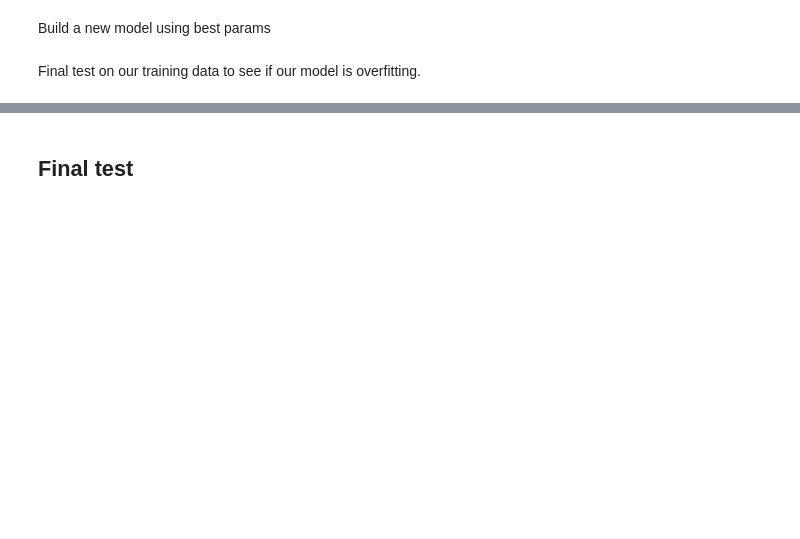
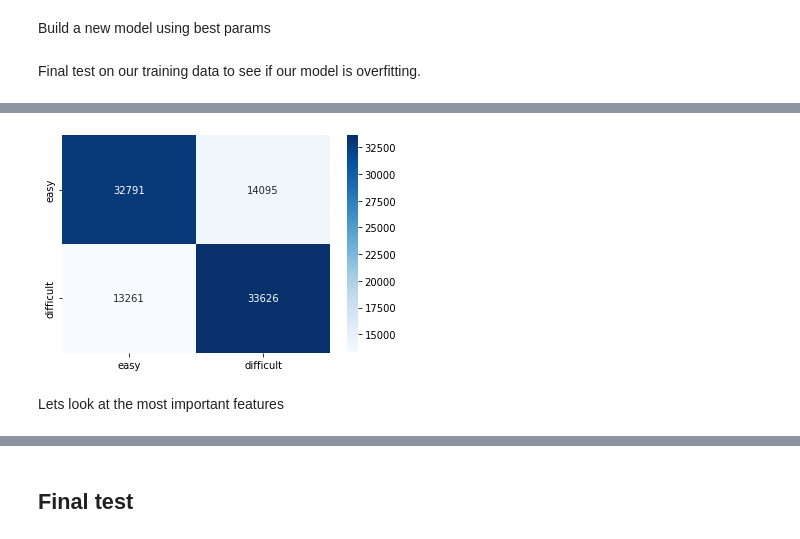
Before and after one commit to Tstrebe2/predicting-text-difficulty, a Jupyter notebook: tim-lr-pipeline.ipynb, the cells around one changed output, grey strips where cells are left out. Cells and saved outputs as stored; diff of their text form; code cells hidden in the pictures; blank space fills up the shorter version.

```diff
--- a/tim-lr-pipeline.ipynb
+++ b/tim-lr-pipeline.ipynb
@@ -199,3 +199,22 @@ Validation Recall Score: 0.7384962177861586
+# %%
+import seaborn as sns
+import matplotlib as mpl
+
+def plot_cf_matrix(y_true, y_pred):
+  cf_matrix = metrics.confusion_matrix(y_true, y_pred).round(0)
+  tick_lables = ('easy', 'difficult')
+  sns.heatmap(cf_matrix,
+              annot=True,
+              fmt='.0f',
+              xticklabels=tick_lables,
+              yticklabels=tick_lables,
+              cmap=mpl.cm.get_cmap('Blues'),)
+
+plot_cf_matrix(y_val, val_y_hat)
+# %% [output]
+[figure, added]
+# %% [markdown]
+Lets look at the most important features
 # %%
 # Get transformed feature names.
 num_features_trf = (clf['preprocessor']
```
Also changed, not shown: parts of 15 cells of this notebook.
